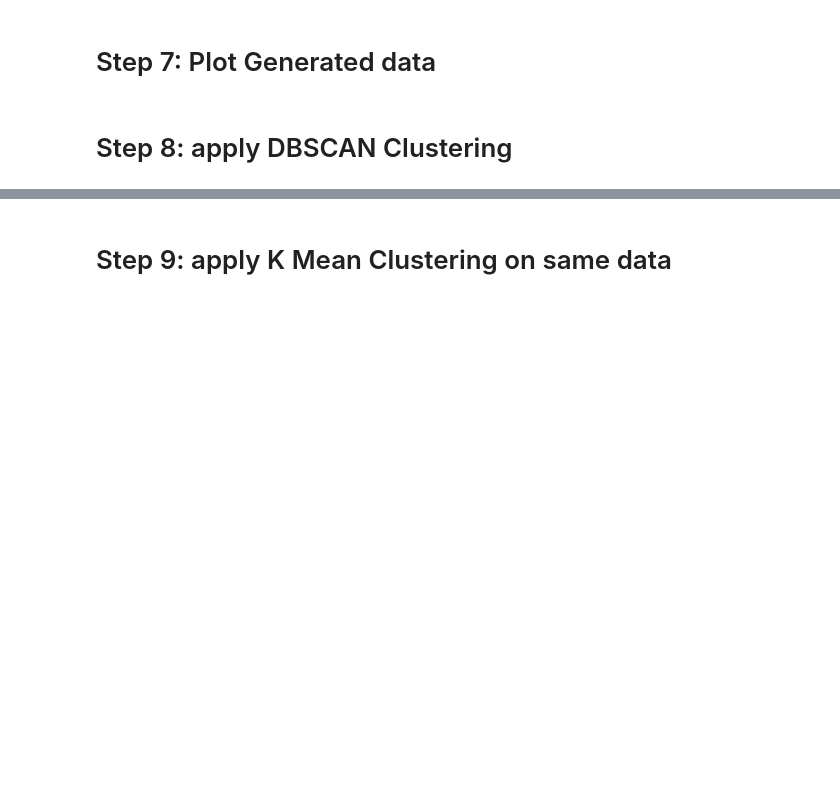
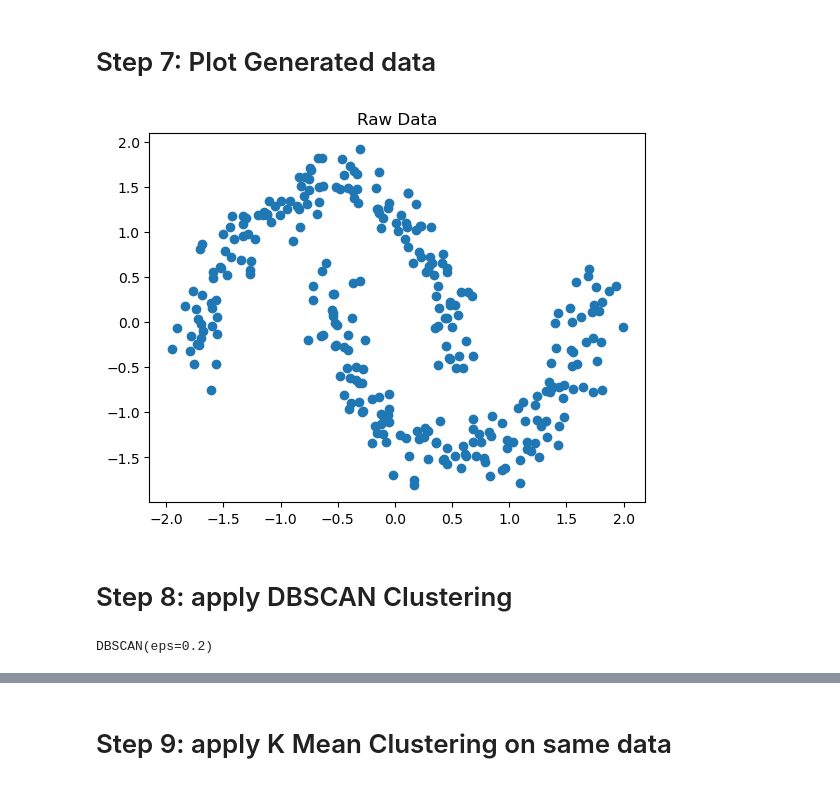
Before and after one commit to MeetBagda/Machine-Learning-Practical-Lab, a Jupyter notebook: ML LAB 10/Lab10 Blank.ipynb, the cells around one changed output, grey strips where cells are left out. Drawn from its saved outputs; the diff is of its cells as text; code cells hidden in the pictures; blank space fills up the shorter version.

```diff
--- a/ML LAB 10/Lab10 Blank.ipynb
+++ b/ML LAB 10/Lab10 Blank.ipynb
@@ -21,6 +71,15 @@
 # %% [markdown]
 # Step 6: Generate dummy data using make_moons
+# %%
+x, y = make_moons(n_samples = 300, noise=0.09, random_state=42)
+x = StandardScaler().fit_transform(x)
 # %% [markdown]
 # Step 7: Plot Generated data
+# %%
+plt.scatter(x[::,0], x[::,1])
+plt.title("Raw Data")
+plt.show()
+# %% [output]
+[figure, added]
 # %% [markdown]
 # Step 8: apply DBSCAN Clustering
@@ -26,0 +88,5 @@
+# %%
+dbscan = DBSCAN(eps=0.2, min_samples=5)
+dbscan.fit(x)
+# %% [output]
+DBSCAN(eps=0.2)
```
Also changed, not shown: parts of 22 cells of this notebook.
